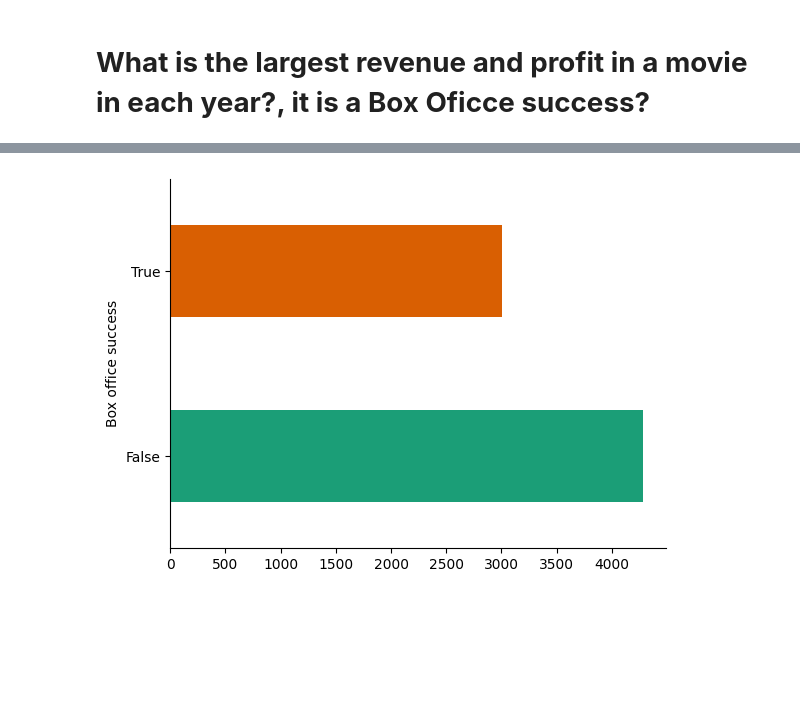
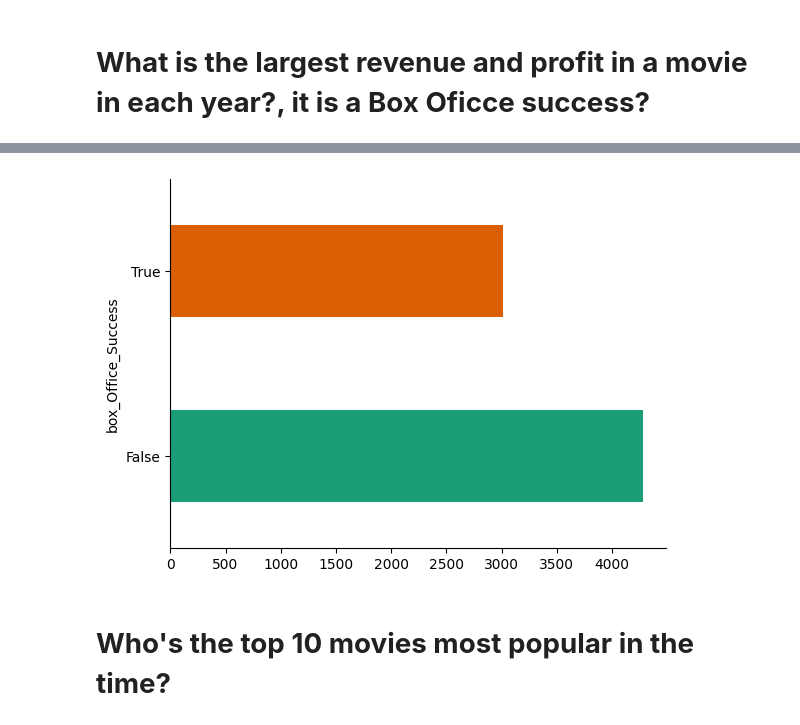
Before and after one commit to byshadowoz/Movies_Recomendation_by_prompt, a Jupyter notebook: processing.ipynb, the cells around one changed output, grey strips where cells are left out. Drawn from its saved outputs; the diff is of its cells as text; code cells hidden in the pictures; blank space fills up the shorter version.

```diff
--- a/processing.ipynb
+++ b/processing.ipynb
@@ -317,6 +273,8 @@ df3
 # %%
 import seaborn as sns
-df3.groupby('Box office success').size().plot(kind='barh', color=sns.palettes.mpl_palette('Dark2'))
+df3.groupby('box_Office_Success').size().plot(kind='barh', color=sns.palettes.mpl_palette('Dark2'))
 plt.gca().spines[['top', 'right',]].set_visible(False)
 # %% [output]
-[figure, old version]
+[figure, new version]
+# %% [markdown]
+# **Who's the top 10 movies most popular in the time?**
```
Also changed, not shown: parts of 9 cells of this notebook.
